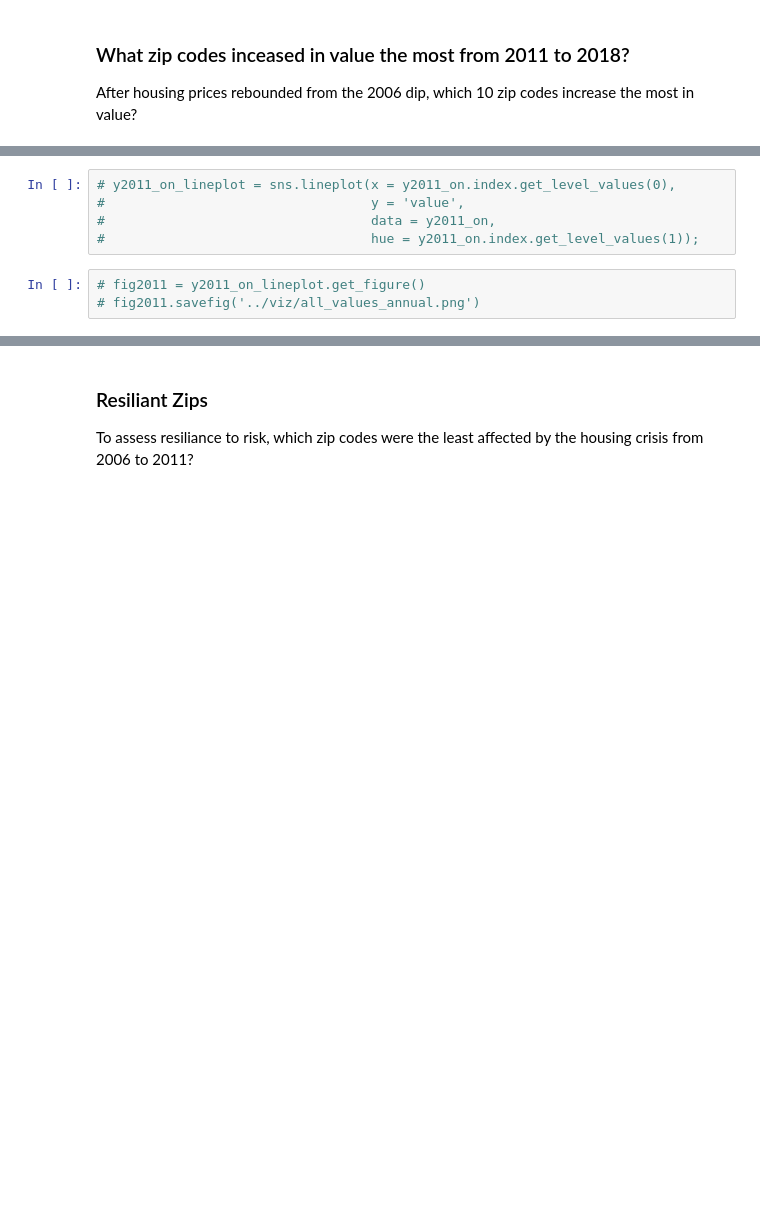
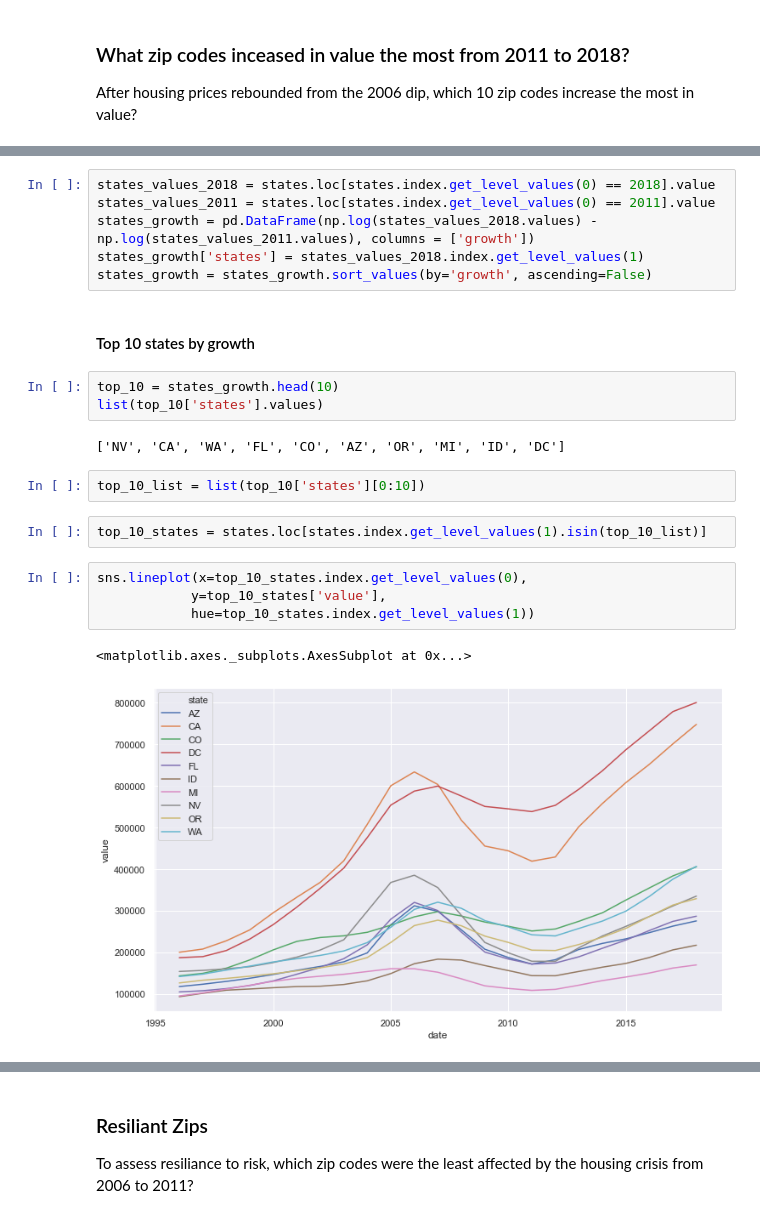
Before and after one commit to Joe-Bit-lab/mod4, a Jupyter notebook: Step01_Data_Cleaning/step01b_exploratory_data_analysis_v2.ipynb, the cells around one changed output, grey strips where cells are left out. Saved outputs shown, nothing was run; the diff lists cells and outputs as text; blank space fills up the shorter version.

Commit message:
adding volatility analysis, logdifference for growth, added states analysis

```diff
--- a/Step01_Data_Cleaning/step01b_exploratory_data_analysis_v2.ipynb
+++ b/Step01_Data_Cleaning/step01b_exploratory_data_analysis_v2.ipynb
@@ -405,8 +338,24 @@ sns.catplot(x = 'zips',
+# %%
+states_values_2018 = states.loc[states.index.get_level_values(0) == 2018].value
+states_values_2011 = states.loc[states.index.get_level_values(0) == 2011].value
+states_growth = pd.DataFrame(np.log(states_values_2018.values) - np.log(states_values_2011.values), columns = ['growth'])
+states_growth['states'] = states_values_2018.index.get_level_values(1)
+states_growth = states_growth.sort_values(by='growth', ascending=False)
+# %% [markdown]
+#### Top 10 states by growth
+# %%
+top_10 = states_growth.head(10)
+list(top_10['states'].values)
+# %% [output]
+['NV', 'CA', 'WA', 'FL', 'CO', 'AZ', 'OR', 'MI', 'ID', 'DC']
+# %%
+top_10_list = list(top_10['states'][0:10])
+# %%
+top_10_states = states.loc[states.index.get_level_values(1).isin(top_10_list)]
 # %%
-# y2011_on_lineplot = sns.lineplot(x = y2011_on.index.get_level_values(0),
-#                                  y = 'value',
-#                                  data = y2011_on,
-#                                  hue = y2011_on.index.get_level_values(1));
+sns.lineplot(x=top_10_states.index.get_level_values(0),
+            y=top_10_states['value'],
+            hue=top_10_states.index.get_level_values(1))
+# %% [output]
+<matplotlib.axes._subplots.AxesSubplot at 0x...>
+[figure, added]
-# %%
-# fig2011 = y2011_on_lineplot.get_figure()
-# fig2011.savefig('../viz/all_values_annual.png')
```
Also changed, not shown: parts of 29 cells of this notebook.
